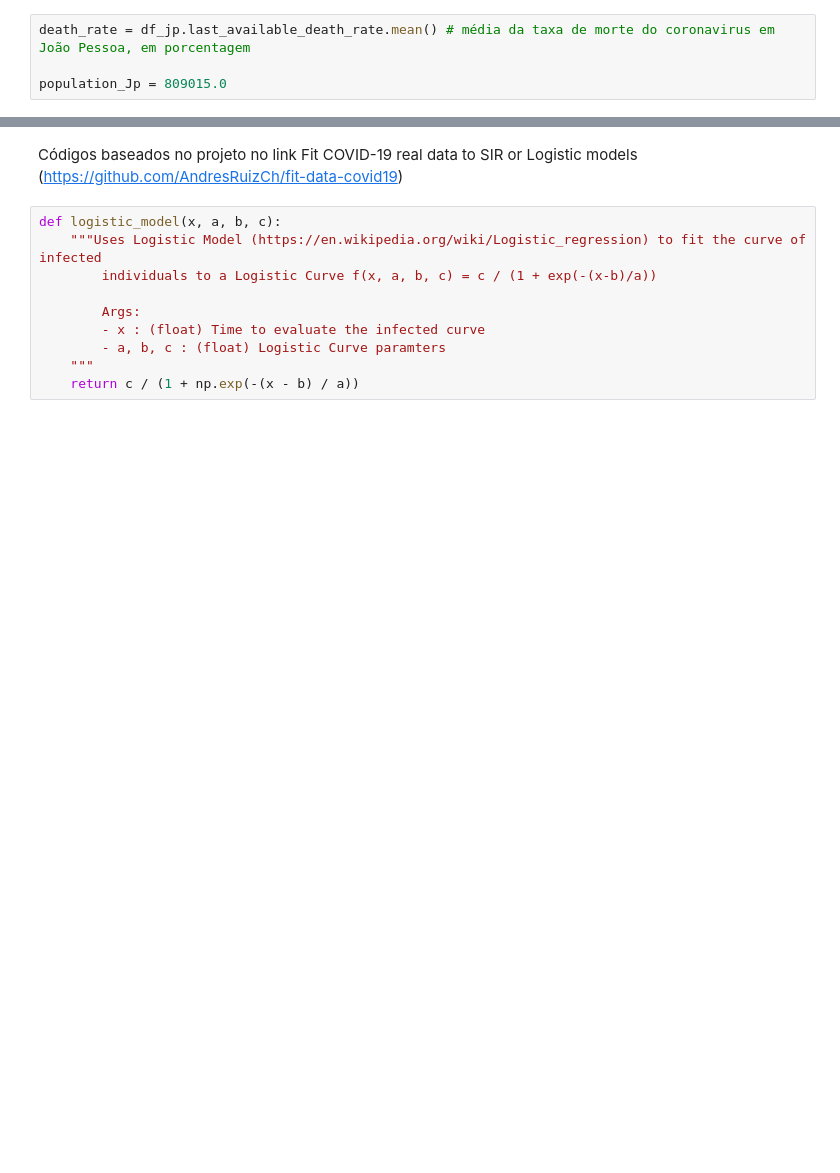
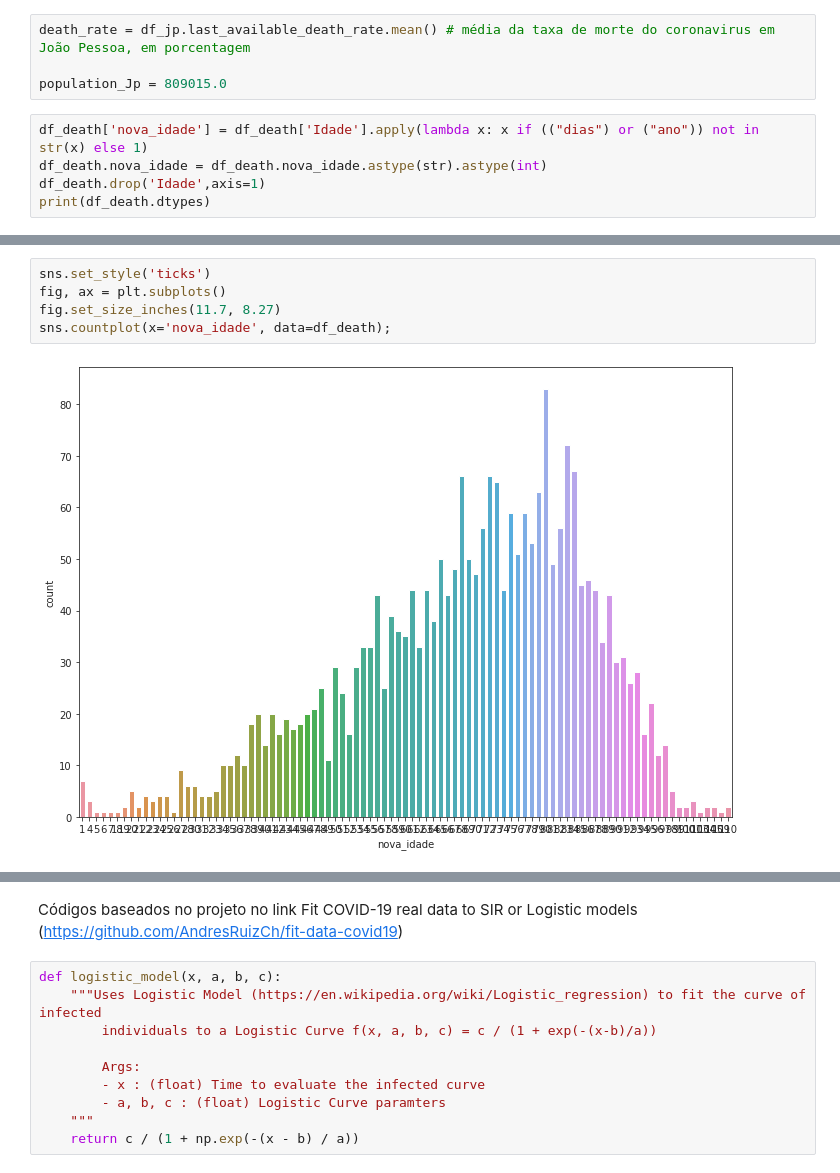
Before and after one commit to ruancastro/Dashboard_Analise_COVID19_JP_PB, a Jupyter notebook: main.ipynb, the cells around one changed output, grey strips where cells are left out. Cells and saved outputs as stored; diff of their text form; blank space fills up the shorter version.

```diff
--- a/main.ipynb
+++ b/main.ipynb
@@ -272,3 +214,8 @@ df_jp
 death_rate = df_jp.last_available_death_rate.mean() # média da taxa de morte do coronavirus em João Pessoa, em porcentagem
 
 population_Jp = 809015.0
+# %%
+df_death['nova_idade'] = df_death['Idade'].apply(lambda x: x if (("dias") or ("ano")) not in str(x) else 1)
+df_death.nova_idade = df_death.nova_idade.astype(str).astype(int)
+df_death.drop('Idade',axis=1)
+print(df_death.dtypes)
@@ -274,0 +231,7 @@ population_Jp = 809015.0
+# %%
+sns.set_style('ticks')
+fig, ax = plt.subplots()
+fig.set_size_inches(11.7, 8.27)
+sns.countplot(x='nova_idade', data=df_death);
+# %% [output]
+[figure, added]
```
Also changed, not shown: parts of 19 cells of this notebook, 2 other files.
